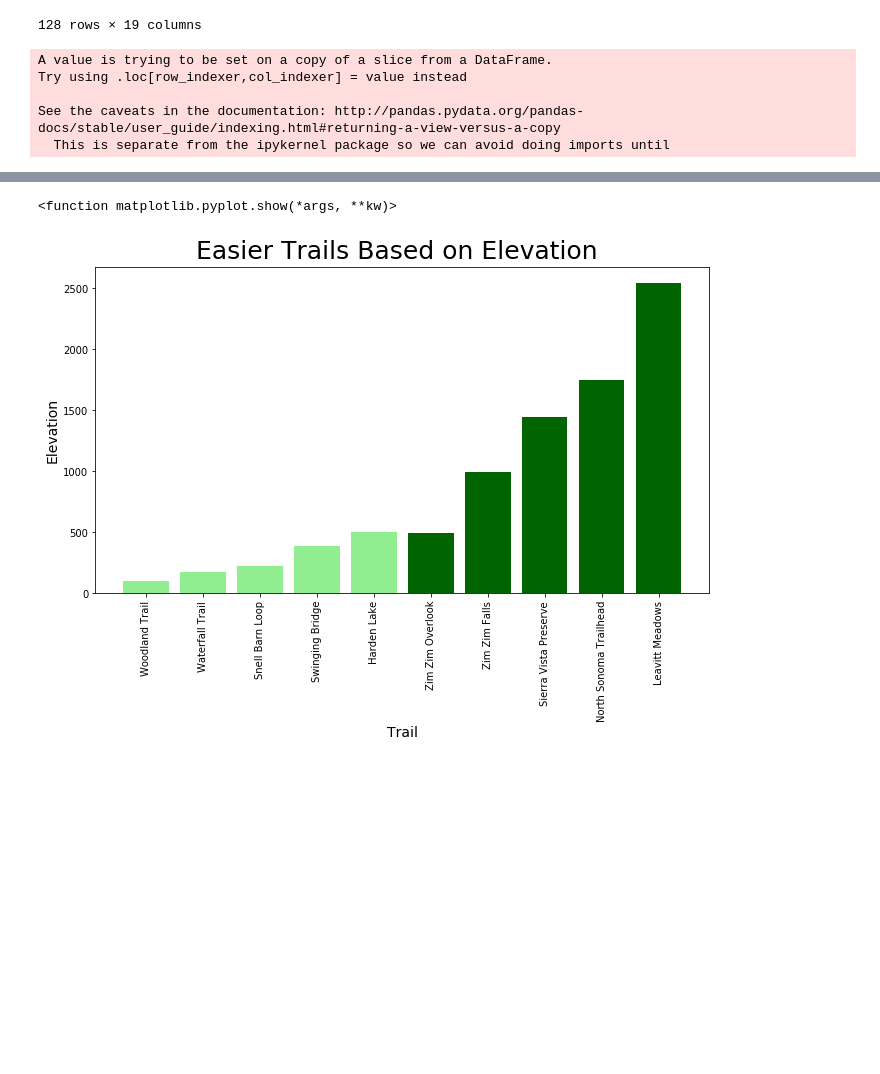
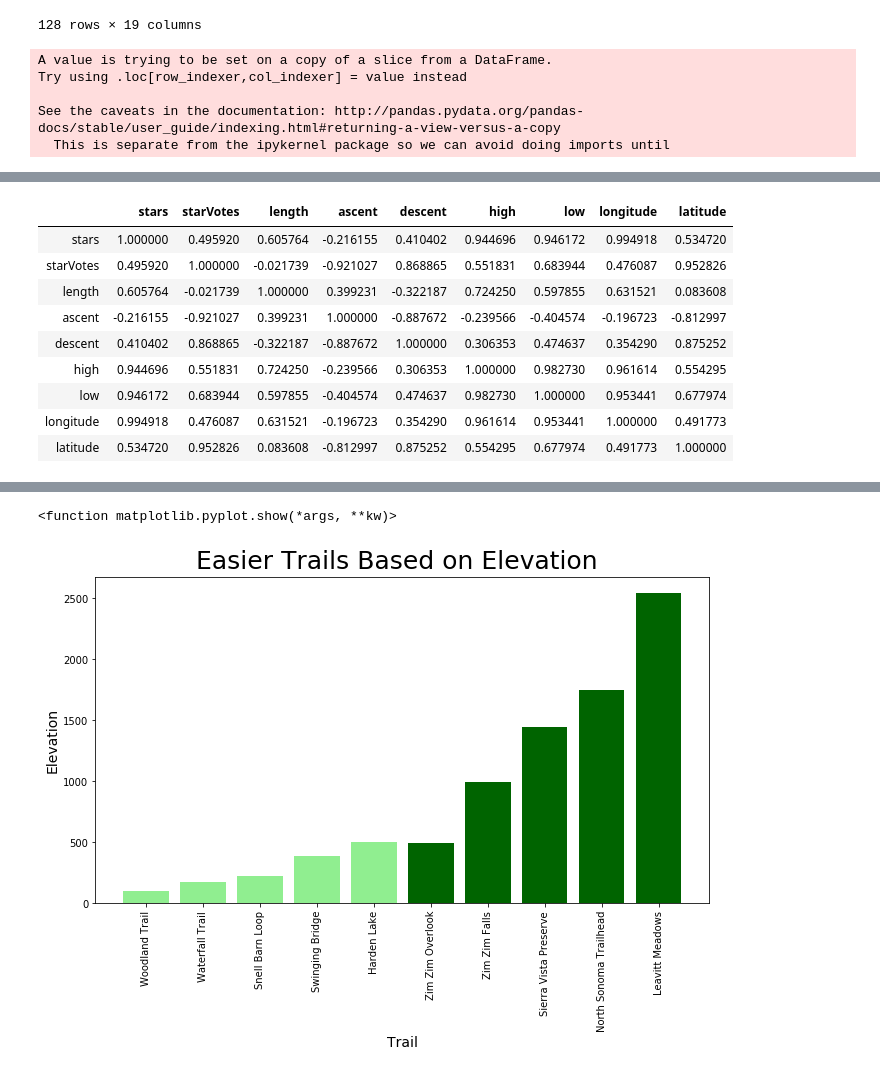
Before and after one commit to benitezal06/Sacramento-Trails, a Jupyter notebook: Ruben-Data Elevation/Hiking-DataCleaningAnalysis-Elevation.ipynb, the cells around one changed output, grey strips where cells are left out. Cells and saved outputs as stored; diff of their text form; code cells hidden in the pictures; blank space fills up the shorter version.

```diff
--- a/Ruben-Data Elevation/Hiking-DataCleaningAnalysis-Elevation.ipynb
+++ b/Ruben-Data Elevation/Hiking-DataCleaningAnalysis-Elevation.ipynb
@@ -139,6 +215,19 @@ best_easyintermediate_elevation
 | 3 | 1500-2000 | North Sonoma Mtn Trailhead to Son... | Hike | Easy/Intermediate | 3.8 | 6.0 | Eldridge, California | 9.7 | 1747.0 | -1748.0 | ... |
 | 4 | 2000-2500 | None | None | None | NaN | NaN | None | NaN | NaN | NaN | ... |
 | 5 | 2500-3000 | Leavitt Meadows to Long Lakes Out... | Hike | Easy/Intermediate | 5.0 | 1.0 | Bridgeport, California | 22.0 | 2547.0 | -2547.0 | ... |
+# %%
+best_easyintermediate_elevation.corr()
+# %% [output]
+|  | stars | starVotes | length | ascent | descent | high | low | longitude | latitude |
+| stars | 1.000000 | 0.495920 | 0.605764 | -0.216155 | 0.410402 | 0.944696 | 0.946172 | 0.994918 | 0.534720 |
+| starVotes | 0.495920 | 1.000000 | -0.021739 | -0.921027 | 0.868865 | 0.551831 | 0.683944 | 0.476087 | 0.952826 |
+| length | 0.605764 | -0.021739 | 1.000000 | 0.399231 | -0.322187 | 0.724250 | 0.597855 | 0.631521 | 0.083608 |
+| ascent | -0.216155 | -0.921027 | 0.399231 | 1.000000 | -0.887672 | -0.239566 | -0.404574 | -0.196723 | -0.812997 |
+| descent | 0.410402 | 0.868865 | -0.322187 | -0.887672 | 1.000000 | 0.306353 | 0.474637 | 0.354290 | 0.875252 |
+| high | 0.944696 | 0.551831 | 0.724250 | -0.239566 | 0.306353 | 1.000000 | 0.982730 | 0.961614 | 0.554295 |
+| low | 0.946172 | 0.683944 | 0.597855 | -0.404574 | 0.474637 | 0.982730 | 1.000000 | 0.953441 | 0.677974 |
+| longitude | 0.994918 | 0.476087 | 0.631521 | -0.196723 | 0.354290 | 0.961614 | 0.953441 | 1.000000 | 0.491773 |
+| latitude | 0.534720 | 0.952826 | 0.083608 | -0.812997 | 0.875252 | 0.554295 | 0.677974 | 0.491773 | 1.000000 |
 # %%
 #once we have the best trails for easy and easy/intermediate we merge the two tables.
 df_easy = pd.merge(best_easy_elevation,best_easyintermediate_elevation, how="outer")
```
Also changed, not shown: parts of 5 cells of this notebook.
